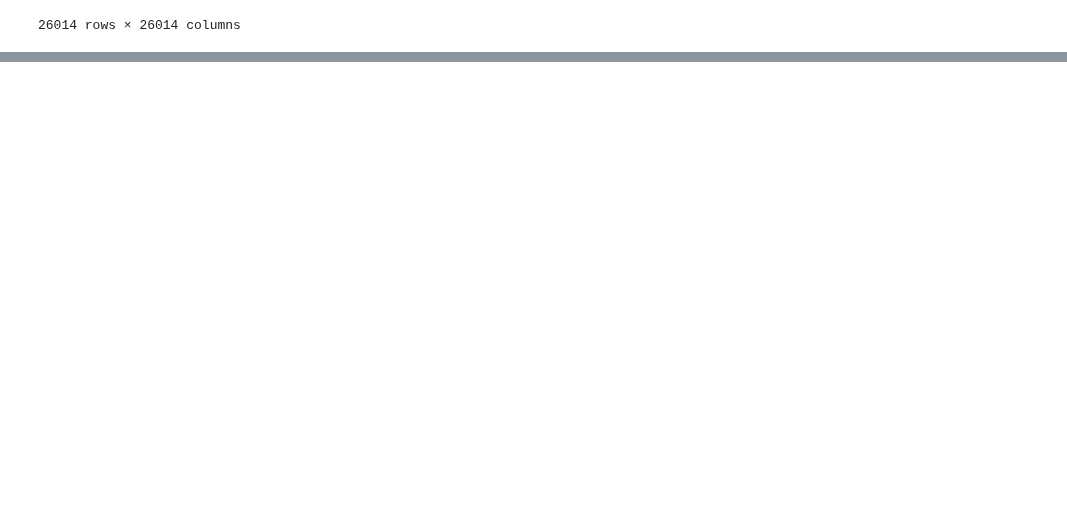
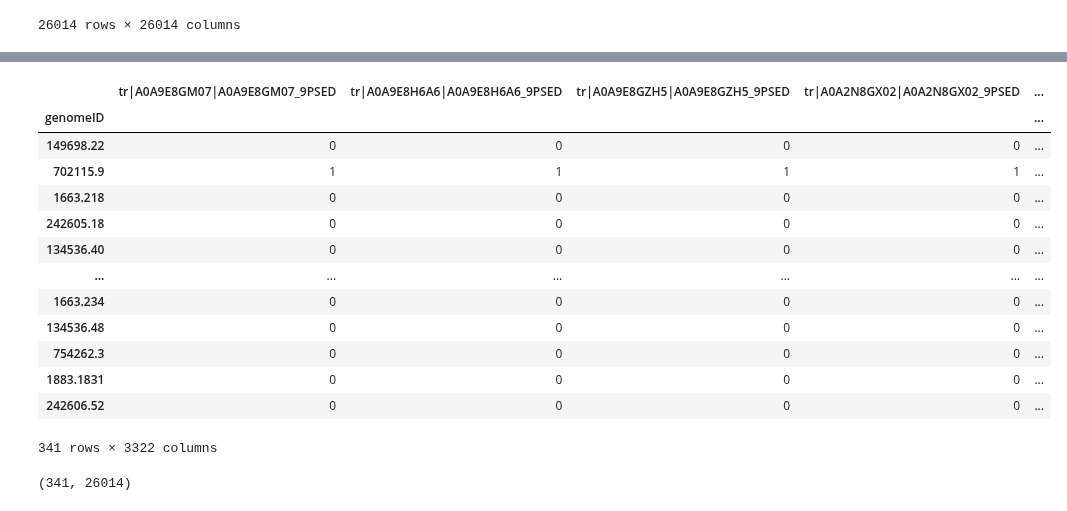
Before and after one commit to kbasecollaborations/trait-prediction, a Jupyter notebook: notebooks/preprocess_optimization.ipynb, the cells around one changed output, grey strips where cells are left out. Cells and saved outputs as stored; diff of their text form; code cells hidden in the pictures; blank space fills up the shorter version.

Commit message:
Add: Testing jit version of correlation function

```diff
--- a/notebooks/preprocess_optimization.ipynb
+++ b/notebooks/preprocess_optimization.ipynb
@@ -179,0 +192,14 @@ Error:
+# %%
+def pearson_correlation_coefficient(X):
+    """
+    calculate pearson correlation coefficient of matrix X
+    X: numpy array (MxN)
+    return pcc: numpy array (MxM)
+    """
+    M, N = X.shape[0], X.shape[1]  # number of features, number of data points
+    X_mean = np.mean(X, axis=1).reshape(M, 1)
+    X_std = np.std(X, axis=1).reshape(M, 1)
+    X_tilde = (X-X_mean)/X_std
+    pcc = X_tilde@X_tilde.T/N
+    np.fill_diagonal(pcc, 1, wrap=False)
+    return pcc
@@ -179,0 +228,23 @@ Error:
+# %%
+def create_corr_group_dict(corr_groups, cols):
+    """Convert list of sets to dict of cols"""
+    corr_group_dict = {}
+    for i, corr_group in enumerate(corr_groups):
+        if len(corr_group) < 1:
+            continue
+        corr_group_dict[cols[i]] = list(cols[list(corr_group)])
+    return corr_group_dict
+# %%
+def remove_correlated_columns_numba(df, threshold=0.95):
+    # Calculate the correlation matrix and convert it to a NumPy array
+    corr_matrix = np.abs(pearson_correlation_coefficient(df.to_numpy().T))
+    # Find indices of columns to drop
+    to_drop, corr_groups = find_columns_to_drop(corr_matrix, threshold)
+    corr_group_dict = create_corr_group_dict(corr_groups, df.columns)
+    # Drop the columns from the DataFrame
+    df_reduced = df.drop(df.columns[to_drop], axis=1)
+    return df_reduced, corr_group_dict
+# %%
+%%prun
+df_reduced, corr_group_dict = remove_correlated_columns_numba(raw_features, threshold=0.95)
+df_reduced.shape
@@ -179,0 +269,21 @@ Error:
+# %%
+df_reduced
+# %% [output]
+|  | tr|A0A9E8GM07|A0A9E8GM07_9PSED | tr|A0A9E8H6A6|A0A9E8H6A6_9PSED | tr|A0A9E8GZH5|A0A9E8GZH5_9PSED | tr|A0A2N8GX02|A0A2N8GX02_9PSED | ... |
+| genomeID |  |  |  |  | ... |
+| 149698.22 | 0 | 0 | 0 | 0 | ... |
+| 702115.9 | 1 | 1 | 1 | 1 | ... |
+| 1663.218 | 0 | 0 | 0 | 0 | ... |
+| 242605.18 | 0 | 0 | 0 | 0 | ... |
+| 134536.40 | 0 | 0 | 0 | 0 | ... |
+| ... | ... | ... | ... | ... | ... |
+| 1663.234 | 0 | 0 | 0 | 0 | ... |
+| 134536.48 | 0 | 0 | 0 | 0 | ... |
+| 754262.3 | 0 | 0 | 0 | 0 | ... |
+| 1883.1831 | 0 | 0 | 0 | 0 | ... |
+| 242606.52 | 0 | 0 | 0 | 0 | ... |
+341 rows × 3322 columns
+# %%
+raw_features.shape
+# %% [output]
+(341, 26014)
```
Also changed, not shown: parts of 14 cells of this notebook.
